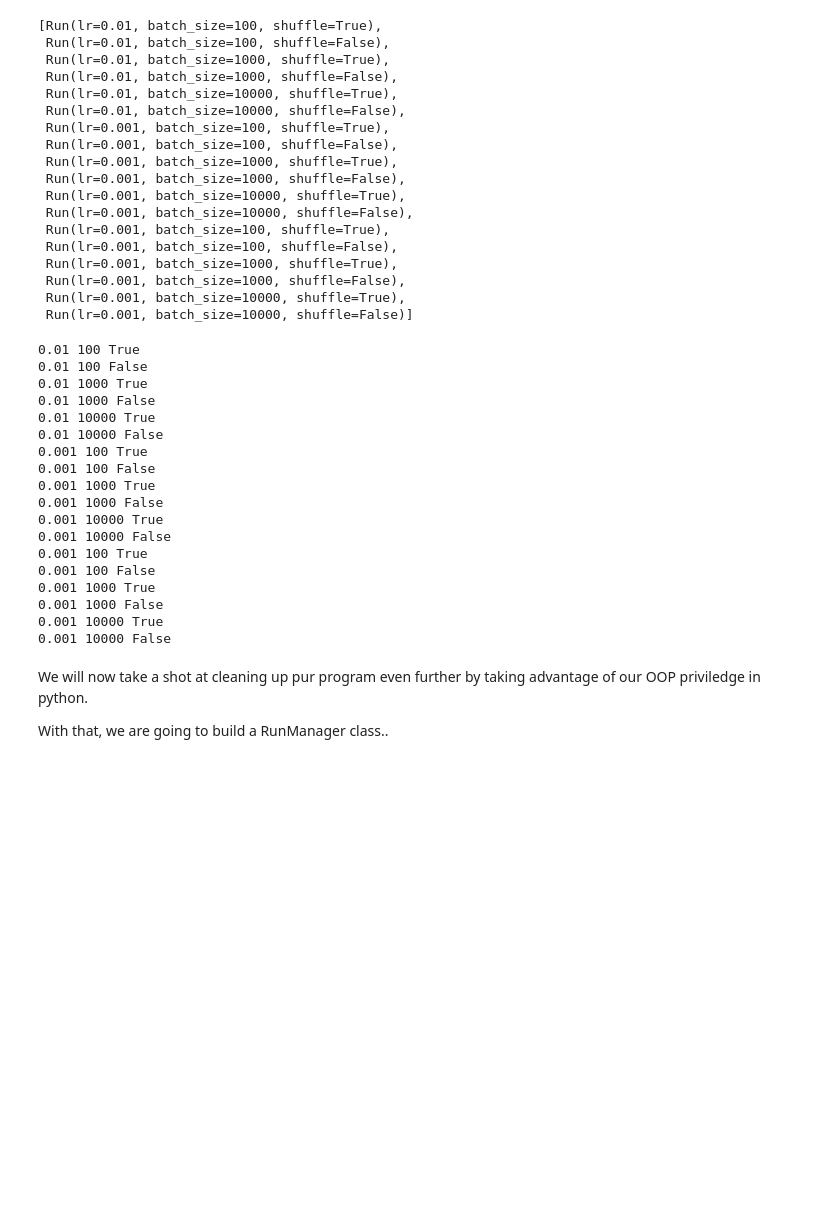
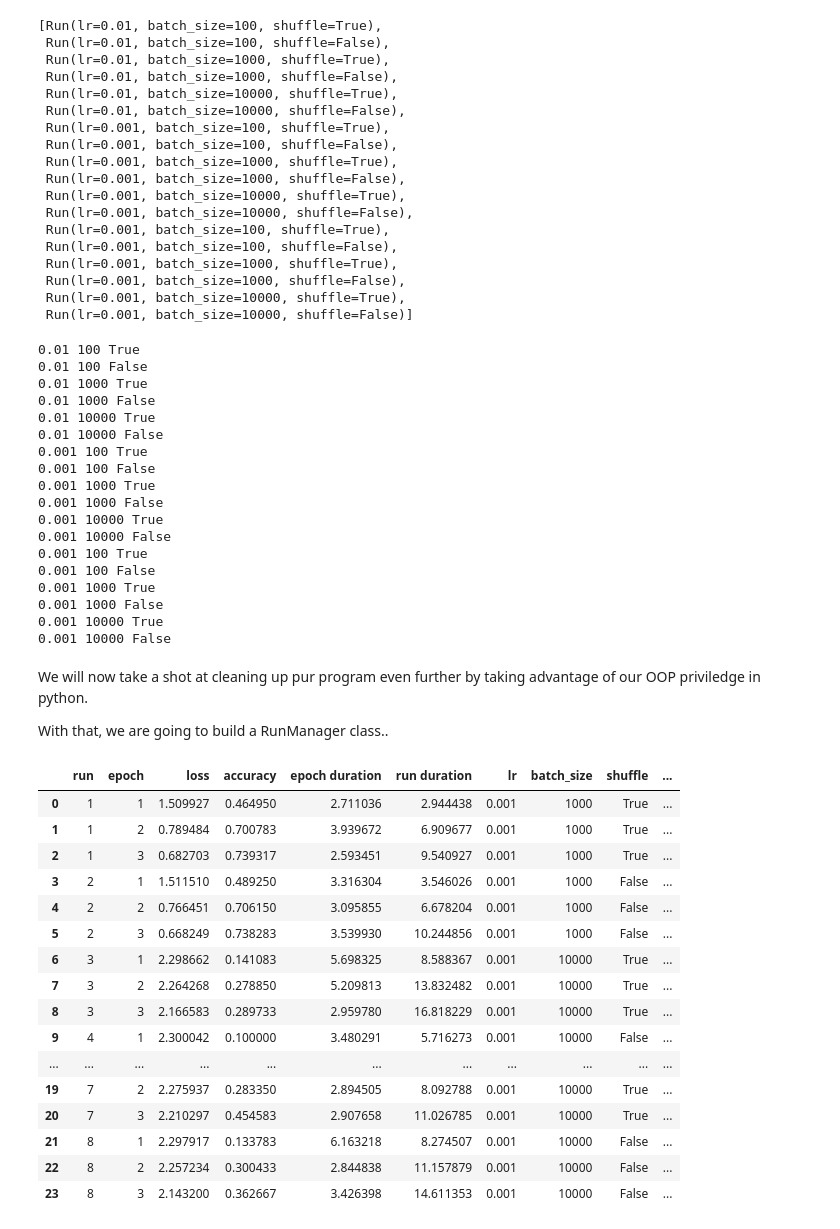
Before and after one commit to slabban/machine_learning_courses, a Jupyter notebook: pytorch_fastai/Notebooks/learning/deep_lizard/deeplizard_fashionMNIST.ipynb, the cells around one changed output. Drawn from its saved outputs; the diff is of its cells as text; code cells hidden in the pictures; blank space fills up the shorter version.

Commit message:
completed base code for training loops, cleanup next

```diff
--- a/pytorch_fastai/Notebooks/learning/deep_lizard/deeplizard_fashionMNIST.ipynb
+++ b/pytorch_fastai/Notebooks/learning/deep_lizard/deeplizard_fashionMNIST.ipynb
@@ -923,7 +922,7 @@ for lr, batch_size, shuffle in product(*param_values):
   tb.add_graph(network, images)
 
 
-  for epoch in range(20):
+  for epoch in range(3):
     total_loss = 0
     total_correct = 0
     with tqdm(train_loader, unit="batch") as tepoch:
@@ -1054,0 +1159,61 @@ class RunManager():
+# %%
+# Here is the updated implementation of the new training loop
+
+parameters = dict(
+    lr = [.001, 0.001]
+    ,batch_size = [1000, 10000]
+    ,shuffle = [True, False]
+    , epochs = [3]
+)
+
+manager = RunManager()
+for run in RunBuilder.get_runs(parameters):
+
+    network = Network()
+    train_loader = torch.utils.data.DataLoader(train_set, batch_size=run.batch_size, shuffle=run.shuffle)
+    optimizer = optim.Adam(network.parameters(), lr=run.lr)
+
+    total_epochs = range(run.epochs)
+
+    manager.begin_run(run, network, train_loader)
+    for epoch in total_epochs:
+        manager.begin_epoch()
+
+        for batch in manager.tqdm_epoch:
+
+            manager.tqdm_epoch.set_description(f"Epoch {manager.epoch_count} of {run.epochs}")
+
+            images = batch[0]
+            labels = batch[1]
+
+            preds = network(images)
+            loss = F.cross_entropy(preds, labels)
+            optimizer.zero_grad()
+            loss.backward() # calculate gradients
+            optimizer.step() # update weights
+
+            manager.track_loss(loss, batch)
+            manager.track_num_correct(preds, labels)
+        manager.end_epoch()
+    manager.end_run()
+
+# Commenting out to prevent file overcrowding
+#manager.save('results')
+# %% [output]
+|  | run | epoch | loss | accuracy | epoch duration | run duration | lr | batch_size | shuffle | ... |
+| 0 | 1 | 1 | 1.509927 | 0.464950 | 2.711036 | 2.944438 | 0.001 | 1000 | True | ... |
+| 1 | 1 | 2 | 0.789484 | 0.700783 | 3.939672 | 6.909677 | 0.001 | 1000 | True | ... |
+| 2 | 1 | 3 | 0.682703 | 0.739317 | 2.593451 | 9.540927 | 0.001 | 1000 | True | ... |
+| 3 | 2 | 1 | 1.511510 | 0.489250 | 3.316304 | 3.546026 | 0.001 | 1000 | False | ... |
+| 4 | 2 | 2 | 0.766451 | 0.706150 | 3.095855 | 6.678204 | 0.001 | 1000 | False | ... |
+| 5 | 2 | 3 | 0.668249 | 0.738283 | 3.539930 | 10.244856 | 0.001 | 1000 | False | ... |
+| 6 | 3 | 1 | 2.298662 | 0.141083 | 5.698325 | 8.588367 | 0.001 | 10000 | True | ... |
+| 7 | 3 | 2 | 2.264268 | 0.278850 | 5.209813 | 13.832482 | 0.001 | 10000 | True | ... |
+| 8 | 3 | 3 | 2.166583 | 0.289733 | 2.959780 | 16.818229 | 0.001 | 10000 | True | ... |
+| 9 | 4 | 1 | 2.300042 | 0.100000 | 3.480291 | 5.716273 | 0.001 | 10000 | False | ... |
+| ... | ... | ... | ... | ... | ... | ... | ... | ... | ... | ... |
+| 19 | 7 | 2 | 2.275937 | 0.283350 | 2.894505 | 8.092788 | 0.001 | 10000 | True | ... |
+| 20 | 7 | 3 | 2.210297 | 0.454583 | 2.907658 | 11.026785 | 0.001 | 10000 | True | ... |
+| 21 | 8 | 1 | 2.297917 | 0.133783 | 6.163218 | 8.274507 | 0.001 | 10000 | False | ... |
+| 22 | 8 | 2 | 2.257234 | 0.300433 | 2.844838 | 11.157879 | 0.001 | 10000 | False | ... |
+| 23 | 8 | 3 | 2.143200 | 0.362667 | 3.426398 | 14.611353 | 0.001 | 10000 | False | ... |
```
Also changed, not shown: parts of 4 cells of this notebook, 1 other file.
